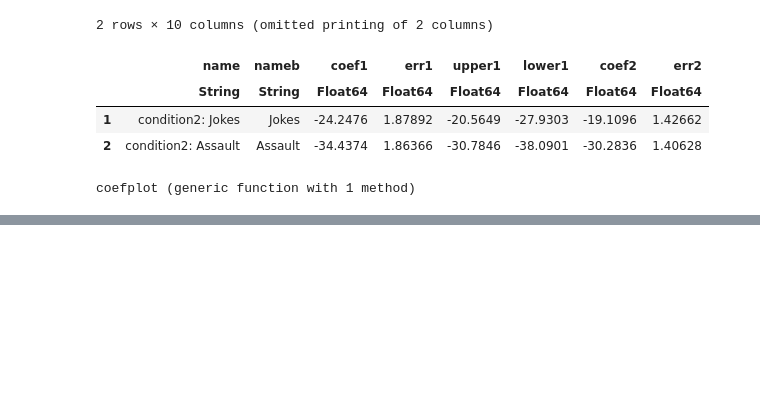
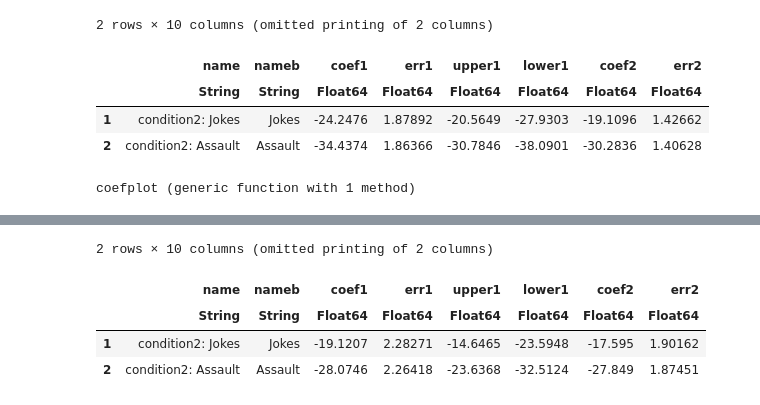
Before and after one commit to mattcingram/rep1_julia, a Jupyter notebook: code/rep1_julia.ipynb, the cells around one changed output, grey strips where cells are left out. Cells and saved outputs as stored; diff of their text form; code cells hidden in the pictures; blank space fills up the shorter version.

```diff
--- a/code/rep1_julia.ipynb
+++ b/code/rep1_julia.ipynb
@@ -1359,3 +1350,7 @@ annotate!(-5, 2.1, "Jokes", :black)
 savefig("./figures/fig1.png")
 # %%
 # Figure 2
+# %%
+m2a = lm(@formula(perchange_vote ~ condition2), samepartydat)
+m2b = lm(@formula(perchange_vote ~ condition2), opppartydat)
+m2a
@@ -1361,0 +1385,20 @@ savefig("./figures/fig1.png")
+# %%
+coefdf = DataFrame()
+coefdf.name = coefnames(m2a)[2:end] # no intercept
+coefdf.nameb = ["Jokes", "Assault"]
+coefdf.coef1 = coef(m2a)[2:end]
+coefdf.err1 = stderror(m2a)[2:end]
+coefdf.upper1 = coefdf.coef1 + 1.96*coefdf.err1
+coefdf.lower1 = coefdf.coef1 - 1.96*coefdf.err1
+coefdf.coef2 = coef(m2b)[2:end]
+coefdf.err2 = stderror(m2b)[2:end]
+coefdf.upper2 = coefdf.coef2 + 1.96*coefdf.err2
+coefdf.lower2 = coefdf.coef2 - 1.96*coefdf.err2
+
+coefdf
+# %% [output]
+2 rows × 10 columns (omitted printing of 2 columns)
+|  | name | nameb | coef1 | err1 | upper1 | lower1 | coef2 | err2 |
+|  | String | String | Float64 | Float64 | Float64 | Float64 | Float64 | Float64 |
+| 1 | condition2: Jokes | Jokes | -19.1207 | 2.28271 | -14.6465 | -23.5948 | -17.595 | 1.90162 |
+| 2 | condition2: Assault | Assault | -28.0746 | 2.26418 | -23.6368 | -32.5124 | -27.849 | 1.87451 |
```
Also changed, not shown: parts of 17 cells of this notebook.
